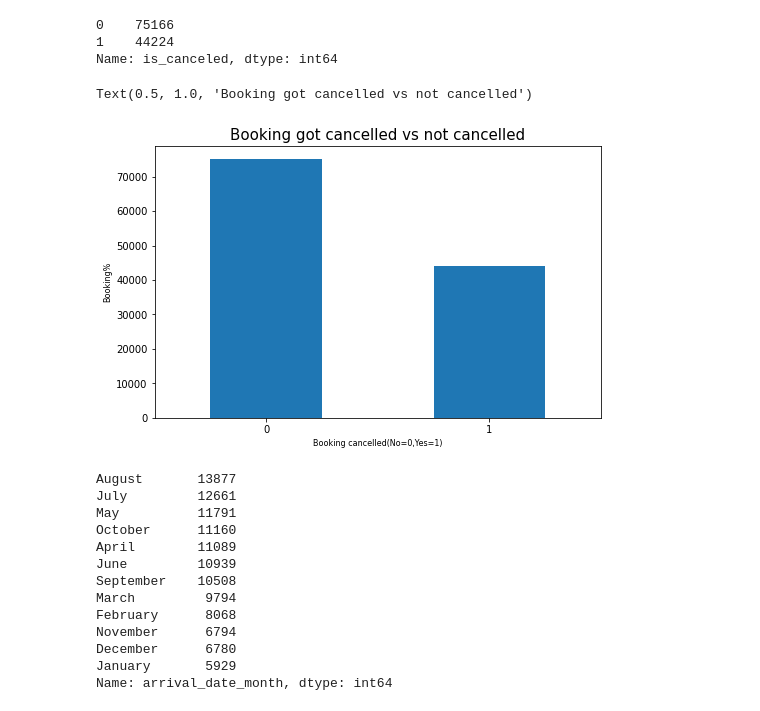
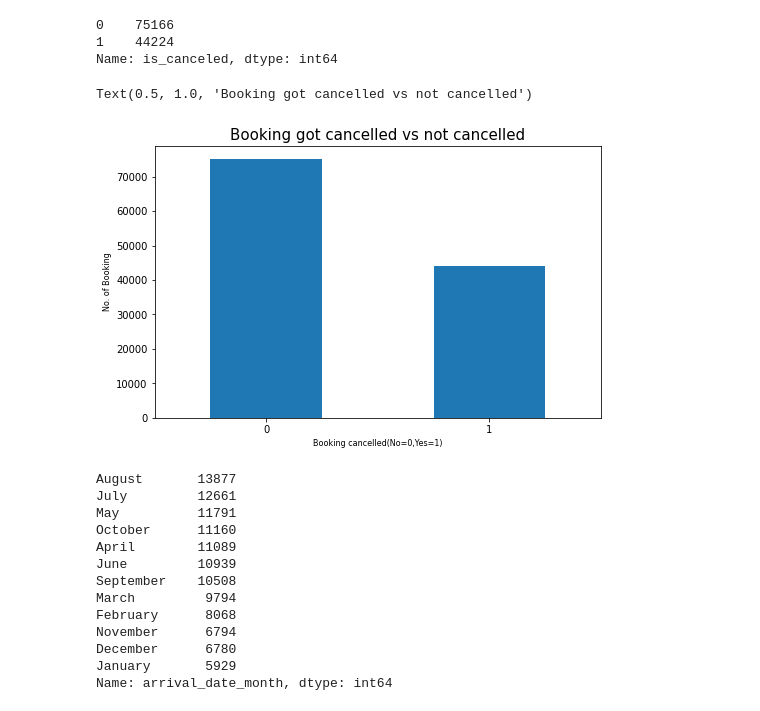
Before and after one commit to kfaisalofficial/Hotel-booking-analysis, a Jupyter notebook: Copy_of_Hotel_Booking_Analysis_Capstone_Project.ipynb, the cells around one changed output. Saved outputs shown, nothing was run; the diff lists cells and outputs as text; code cells hidden in the pictures.

```diff
--- a/Copy_of_Hotel_Booking_Analysis_Capstone_Project.ipynb
+++ b/Copy_of_Hotel_Booking_Analysis_Capstone_Project.ipynb
@@ -128,11 +130,11 @@ Name: is_canceled, dtype: int64
 # %%
 plot1=booking_cancelled_count.plot(kind='bar',rot=0,figsize=(8,5))
 plt.xlabel("Booking cancelled(No=0,Yes=1)",fontsize=8)
-plt.ylabel("Booking%",fontsize=8)
+plt.ylabel("No. of Booking",fontsize=8)
 plt.title("Booking got cancelled vs not cancelled",fontsize=15)
 # %% [output]
 Text(0.5, 1.0, 'Booking got cancelled vs not cancelled')
-[figure, old version]
+[figure, new version]
 # %%
 booking_months_count=df["arrival_date_month"].value_counts()
 # %%
```
Also changed, not shown: parts of 10 cells of this notebook.
